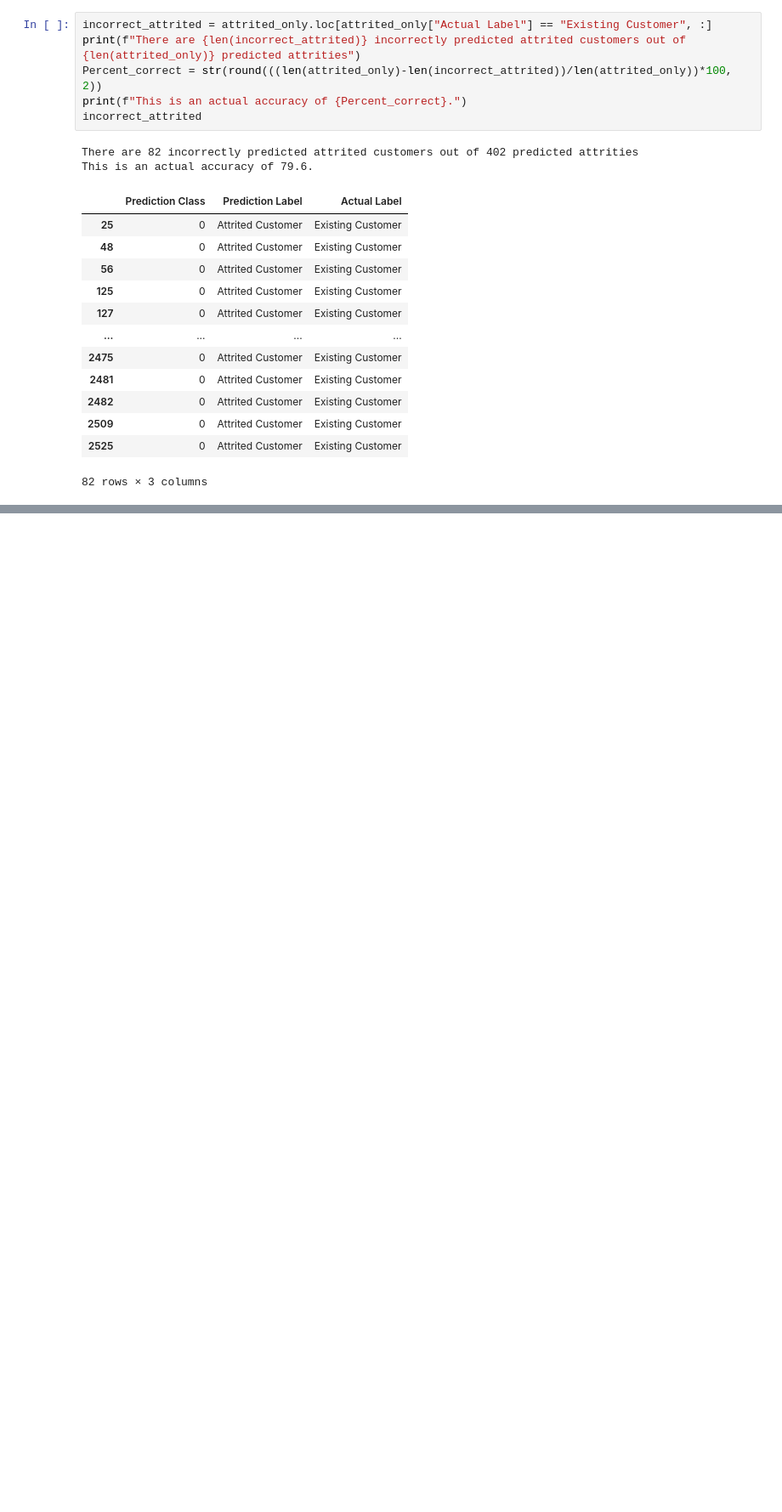
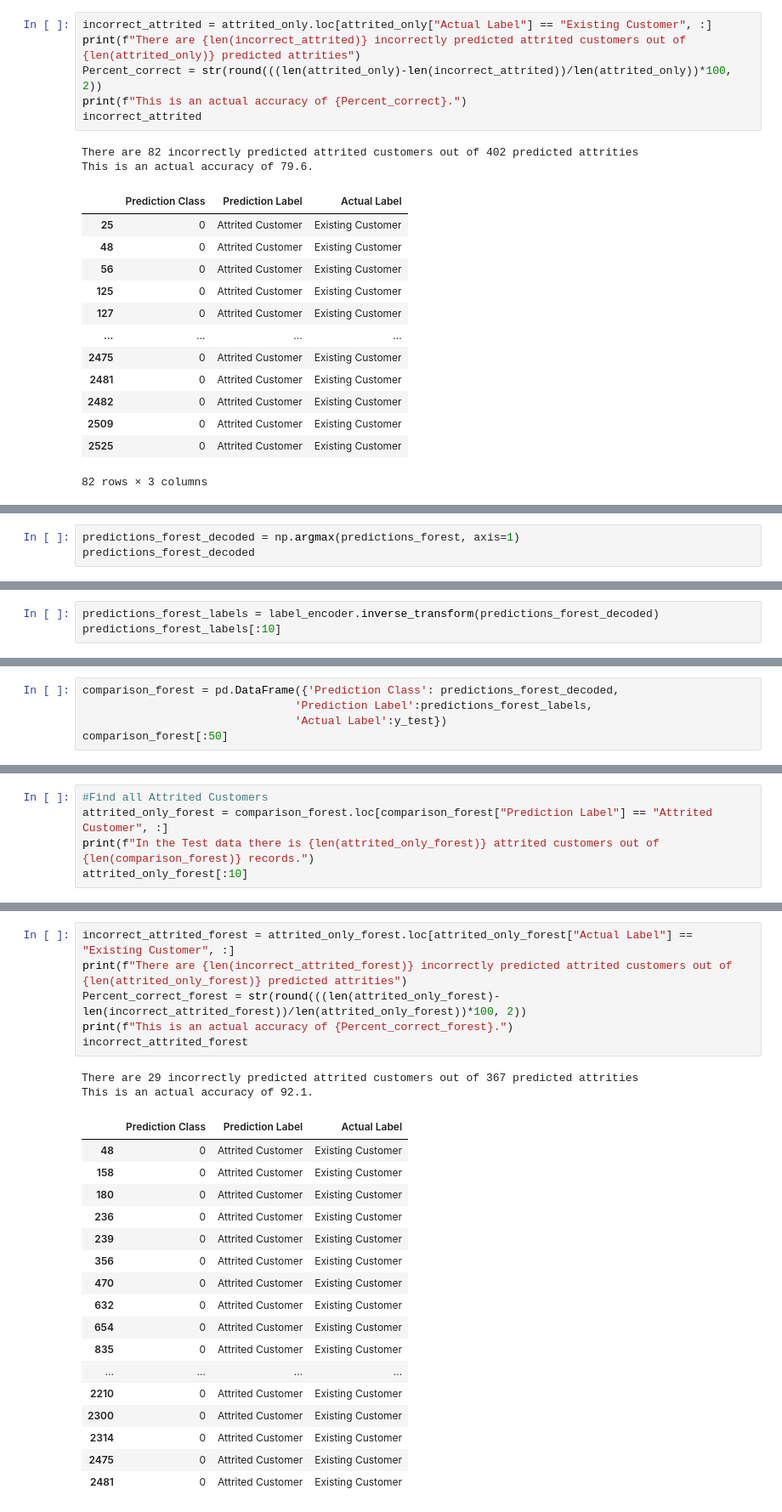
Before and after one commit to jMacProd/Machine-Learning-Credit-Card-Churn, a Jupyter notebook: 04 Machine Learning Models/Holding file - Test Random Forest Model.ipynb, the cells around one changed output, grey strips where cells are left out. Shown at 85% size. Drawn from its saved outputs; the diff is of its cells as text; blank space fills up the shorter version.

Commit message:
Decision Tree and random Forest ML model created, predicted and compared

```diff
--- a/04 Machine Learning Models/Holding file - Test Random Forest Model.ipynb
+++ b/04 Machine Learning Models/Holding file - Test Random Forest Model.ipynb
@@ -371,0 +393,3 @@ This is an actual accuracy of 79.6.
+# %%
+predictions_forest_decoded = np.argmax(predictions_forest, axis=1)
+predictions_forest_decoded
@@ -371,0 +398,3 @@ This is an actual accuracy of 79.6.
+# %%
+predictions_forest_labels = label_encoder.inverse_transform(predictions_forest_decoded)
+predictions_forest_labels[:10]
@@ -371,0 +408,5 @@ This is an actual accuracy of 79.6.
+# %%
+comparison_forest = pd.DataFrame({'Prediction Class': predictions_forest_decoded,
+                                'Prediction Label':predictions_forest_labels,
+                                'Actual Label':y_test})
+comparison_forest[:50]
@@ -371,0 +431,5 @@ This is an actual accuracy of 79.6.
+# %%
+#Find all Attrited Customers
+attrited_only_forest = comparison_forest.loc[comparison_forest["Prediction Label"] == "Attrited Customer", :]
+print(f"In the Test data there is {len(attrited_only_forest)} attrited customers out of {len(comparison_forest)} records.")
+attrited_only_forest[:10]
@@ -371,0 +449,26 @@ This is an actual accuracy of 79.6.
+# %%
+incorrect_attrited_forest = attrited_only_forest.loc[attrited_only_forest["Actual Label"] == "Existing Customer", :]
+print(f"There are {len(incorrect_attrited_forest)} incorrectly predicted attrited customers out of {len(attrited_only_forest)} predicted attrities")
+Percent_correct_forest = str(round(((len(attrited_only_forest)-len(incorrect_attrited_forest))/len(attrited_only_forest))*100, 2))
+print(f"This is an actual accuracy of {Percent_correct_forest}.")
+incorrect_attrited_forest
+# %% [output]
+There are 29 incorrectly predicted attrited customers out of 367 predicted attrities
+This is an actual accuracy of 92.1.
+|  | Prediction Class | Prediction Label | Actual Label |
+| 48 | 0 | Attrited Customer | Existing Customer |
+| 158 | 0 | Attrited Customer | Existing Customer |
+| 180 | 0 | Attrited Customer | Existing Customer |
+| 236 | 0 | Attrited Customer | Existing Customer |
+| 239 | 0 | Attrited Customer | Existing Customer |
+| 356 | 0 | Attrited Customer | Existing Customer |
+| 470 | 0 | Attrited Customer | Existing Customer |
+| 632 | 0 | Attrited Customer | Existing Customer |
+| 654 | 0 | Attrited Customer | Existing Customer |
+| 835 | 0 | Attrited Customer | Existing Customer |
+| ... | ... | ... | ... |
+| 2210 | 0 | Attrited Customer | Existing Customer |
+| 2300 | 0 | Attrited Customer | Existing Customer |
+| 2314 | 0 | Attrited Customer | Existing Customer |
+| 2475 | 0 | Attrited Customer | Existing Customer |
+| 2481 | 0 | Attrited Customer | Existing Customer |
```
Also changed, not shown: parts of 13 cells of this notebook.
